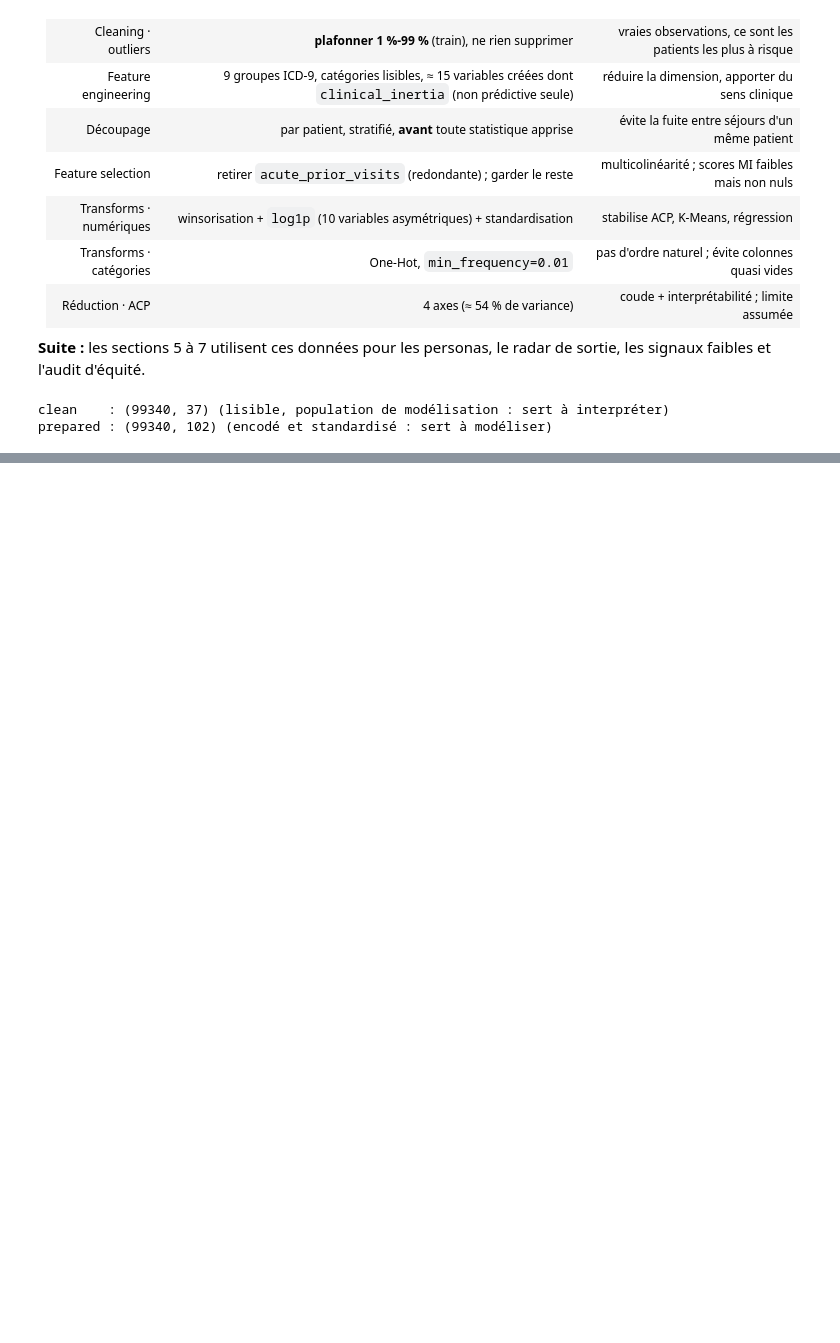
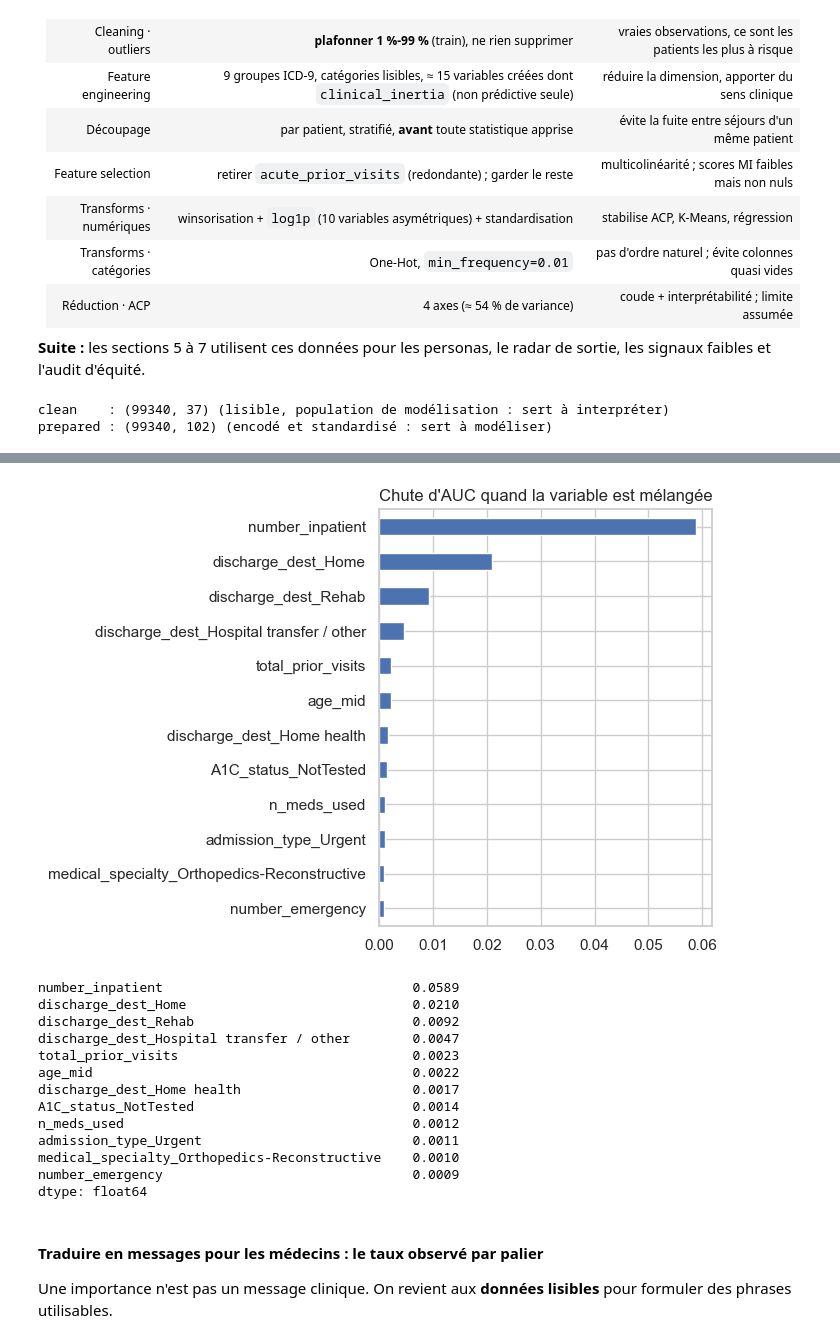
Before and after one commit to Tasnimekaabachi/diabetic-patients-readmission-, a Jupyter notebook: business_understanding.ipynb, the cells around one changed output, grey strips where cells are left out. Cells and saved outputs as stored; diff of their text form; code cells hidden in the pictures; blank space fills up the shorter version.

```diff
--- a/business_understanding.ipynb
+++ b/business_understanding.ipynb
@@ -1044,0 +1319,25 @@ prepared : (99340, 102) (encodé et standardisé : sert à modéliser)
+# %%
+from sklearn.inspection import permutation_importance
+sub = Xte.sample(8000, random_state=RS); ysub = yte.loc[sub.index]
+pi = permutation_importance(models["Gradient Boosting"], sub, ysub, scoring="roc_auc", n_repeats=5, random_state=RS, n_jobs=-1)
+imp = pd.Series(pi.importances_mean, index=feat).sort_values(ascending=False)
+imp.head(12).iloc[::-1].plot.barh(figsize=(7,5), title="Chute d'AUC quand la variable est mélangée")
+plt.tight_layout(); plt.show(); imp.head(12).round(4)
+# %% [output]
+[figure, added]
+number_inpatient                                0.0589
+discharge_dest_Home                             0.0210
+discharge_dest_Rehab                            0.0092
+discharge_dest_Hospital transfer / other        0.0047
+total_prior_visits                              0.0023
+age_mid                                         0.0022
+discharge_dest_Home health                      0.0017
+A1C_status_NotTested                            0.0014
+n_meds_used                                     0.0012
+admission_type_Urgent                           0.0011
+medical_specialty_Orthopedics-Reconstructive    0.0010
+number_emergency                                0.0009
+dtype: float64
+# %% [markdown]
+#### Traduire en messages pour les médecins : le taux observé par palier
+Une importance n'est pas un message clinique. On revient aux **données lisibles** pour formuler des phrases utilisables.
```
Also changed, not shown: parts of 61 cells of this notebook, 2 other files.
